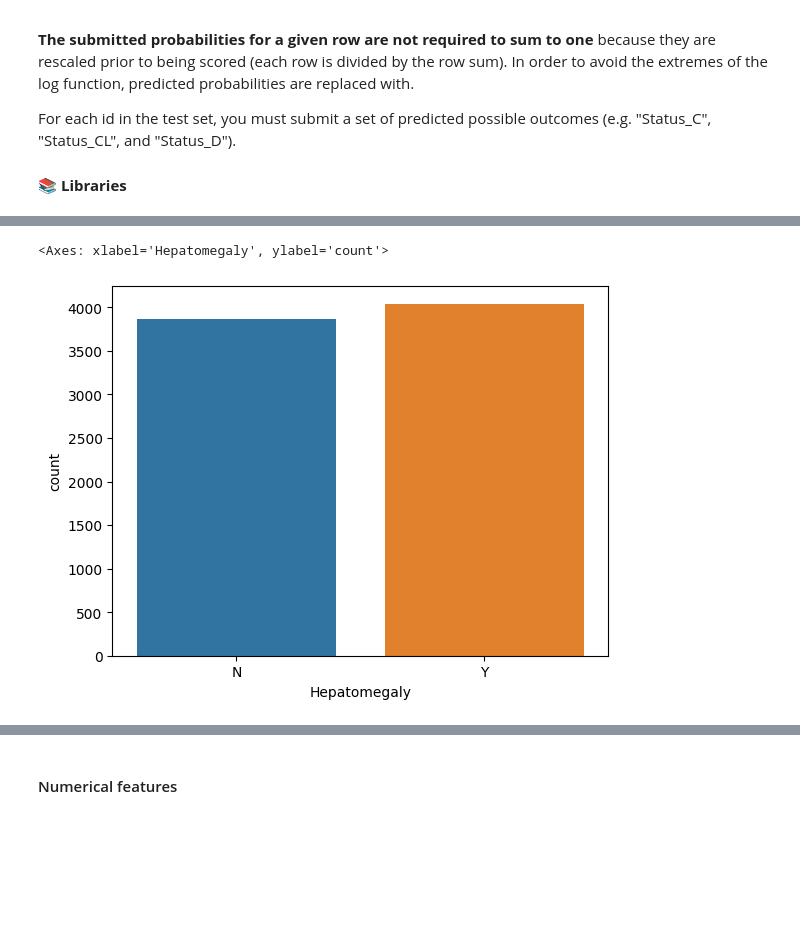
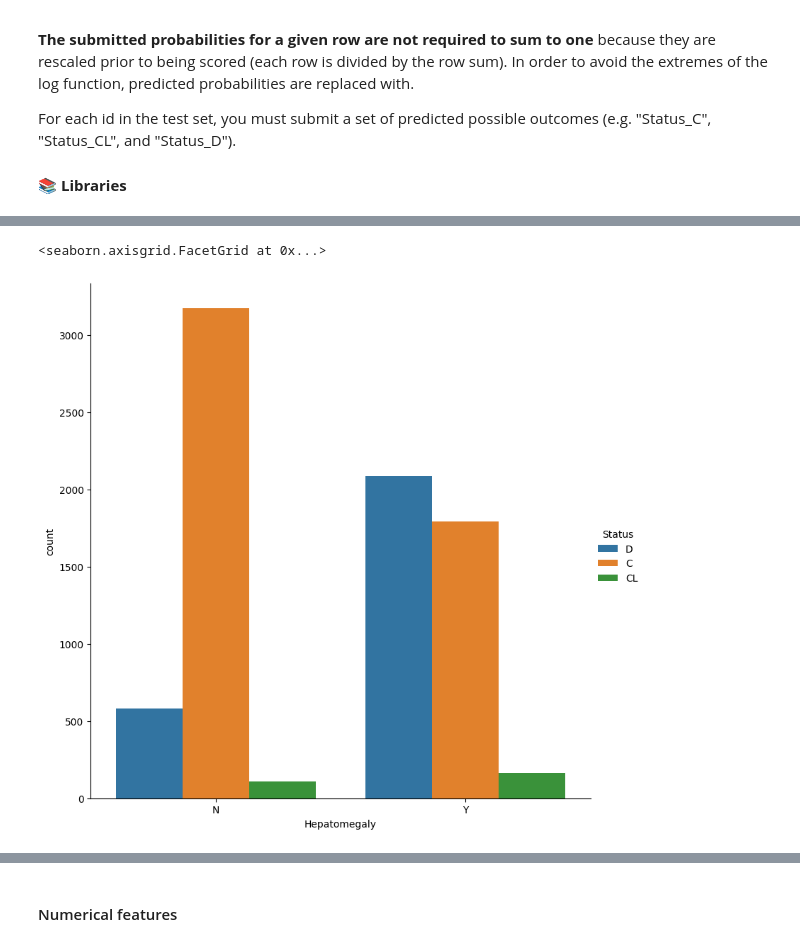
Before and after one commit to WestedCrean/kaggle-notes, a Jupyter notebook: playground-series-s3e26/eda-initial-submission.ipynb, the cells around one changed output, grey strips where cells are left out. Saved outputs shown, nothing was run; the diff lists cells and outputs as text; code cells hidden in the pictures; blank space fills up the shorter version.

```diff
--- a/playground-series-s3e26/eda-initial-submission.ipynb
+++ b/playground-series-s3e26/eda-initial-submission.ipynb
@@ -93,8 +103,10 @@ Dataset contains 17 clinical features and 1 target variable.
 # %%
-train_df = pd.read_csv("./data/train.csv")
+train_df = pd.read_csv("./data/train.csv", index_col="id")
 target_column = "Status"
 
 print(f"Total number of training examples: {len(train_df)}")
+# print number of any missing values in each column
+print(train_df.isnull().sum())
 
 # plot number of different examples belonging to each target_column values, by value and by percentage
 
@@ -154,6 +209,8 @@ sns.countplot(data=train_df, x="Ascites")
 # %%
-sns.countplot(data=train_df, x="Hepatomegaly")
+sns.catplot(
+    data=train_df, x="Hepatomegaly", hue=target_column, kind="count", height=8,
+)
 # %% [output]
-<Axes: xlabel='Hepatomegaly', ylabel='count'>
+<seaborn.axisgrid.FacetGrid at 0x...>
-[figure, old version]
+[figure, new version]
 # %%
```
Also changed, not shown: parts of 27 cells of this notebook, 1 other file.
